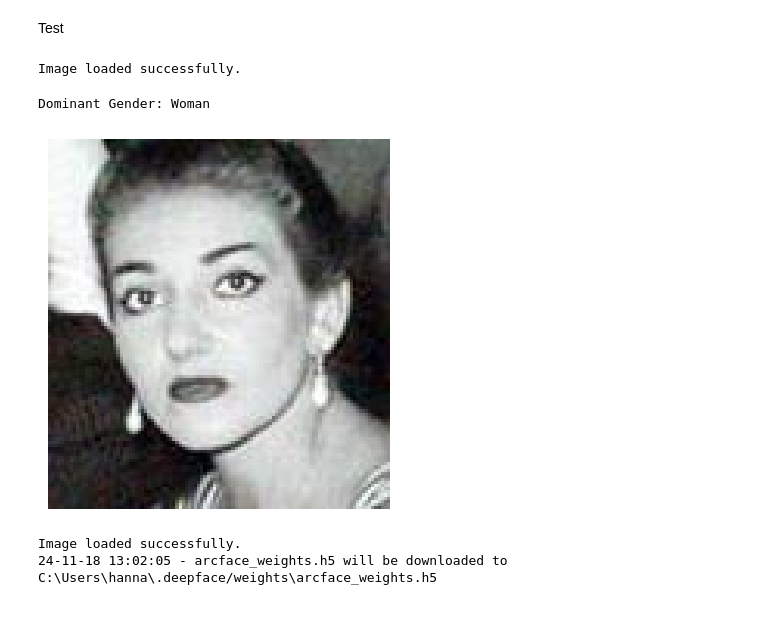
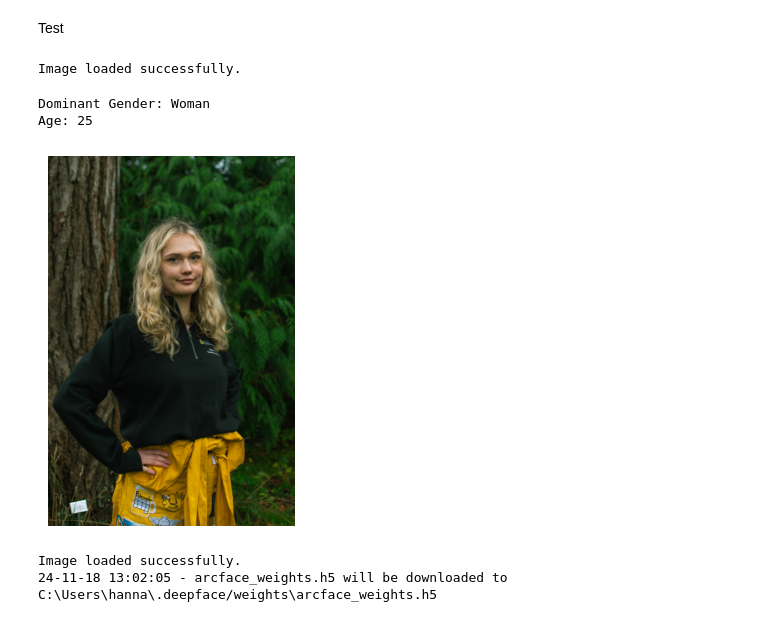
Before and after one commit to Tyraaxen/A-Modified-Pipeline-for-Face-Recognition, a Jupyter notebook: hannas.ipynb, the cells around one changed output. Drawn from its saved outputs; the diff is of its cells as text; code cells hidden in the pictures.

```diff
--- a/hannas.ipynb
+++ b/hannas.ipynb
@@ -5,32 +5,37 @@ Test
 # %%
 from deepface import DeepFace
 import matplotlib.pyplot as plt
 import cv2
 # Load an image
-img_path = r"C:\Users\hanna\Skola\Projektkurs\Projektkurs_Images\Test_Set\6_MariaCallas_31_f.jpg"
+# img_path = r"C:\Users\hanna\Skola\Projektkurs\Projektkurs_Images\Test_Set\6_MariaCallas_31_f.jpg"
+img_path = r"C:\Users\hanna\Skola\Projektkurs\hanna1.JPG"
+# "C:\Users\hanna\Skola\Projektkurs\hanna1.JPG"
 img = cv2.imread(img_path)
 if img is None:
     print("Failed to load image. Check the file path.")
 else:
     print("Image loaded successfully.")
 # Analyze the image for age and gender
 objs = DeepFace.analyze(img, actions=['age', 'gender'])
 embedding = DeepFace.represent(img_path=img_path, model_name="ArcFace")
 
 # Access the dominant gender from the analysis
 dominant_gender = objs[0]['dominant_gender']
+age=objs[1]['age']
 
 # Print the result
 print(f"Dominant Gender: {dominant_gender}")
+print(f"Age: {age}")
 
 # Show the image
 plt.imshow(cv2.cvtColor(img, cv2.COLOR_BGR2RGB))  # Convert BGR to RGB for correct display in matplotlib
 plt.axis('off')  # Hide axes for cleaner display
 plt.show()
 # %% [output]
 Image loaded successfully.
 Dominant Gender: Woman
+Age: 25
-[figure, old version]
+[figure, new version]
 # %%
 from deepface import DeepFace
 import cv2
```
Also changed, not shown: 49 other files.
